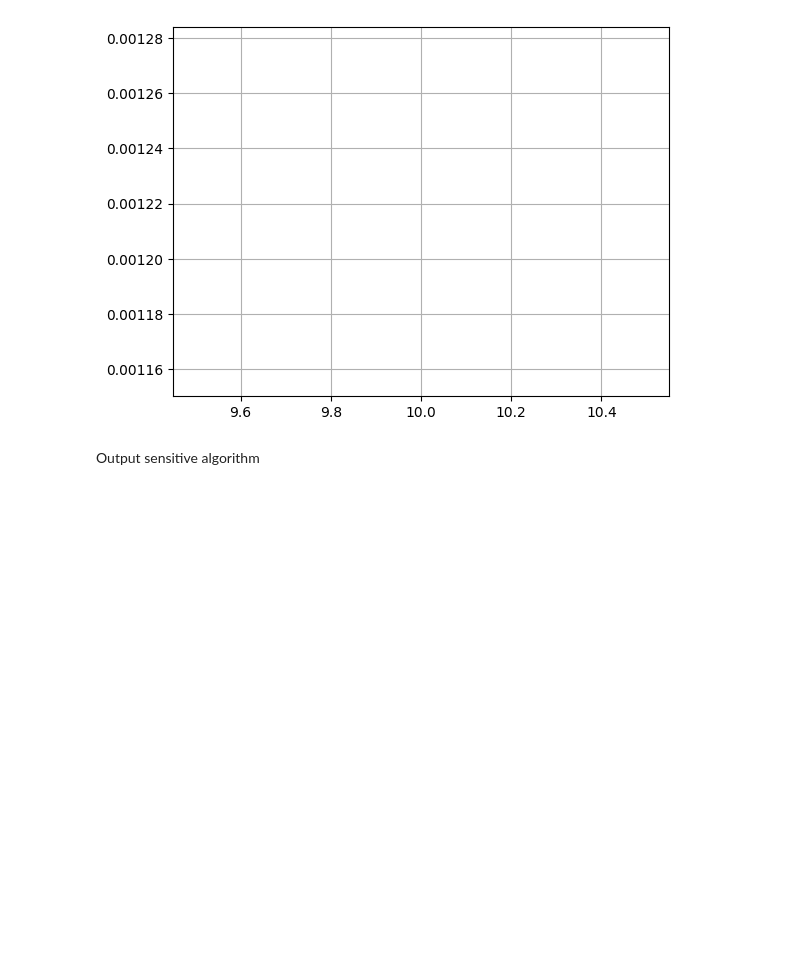
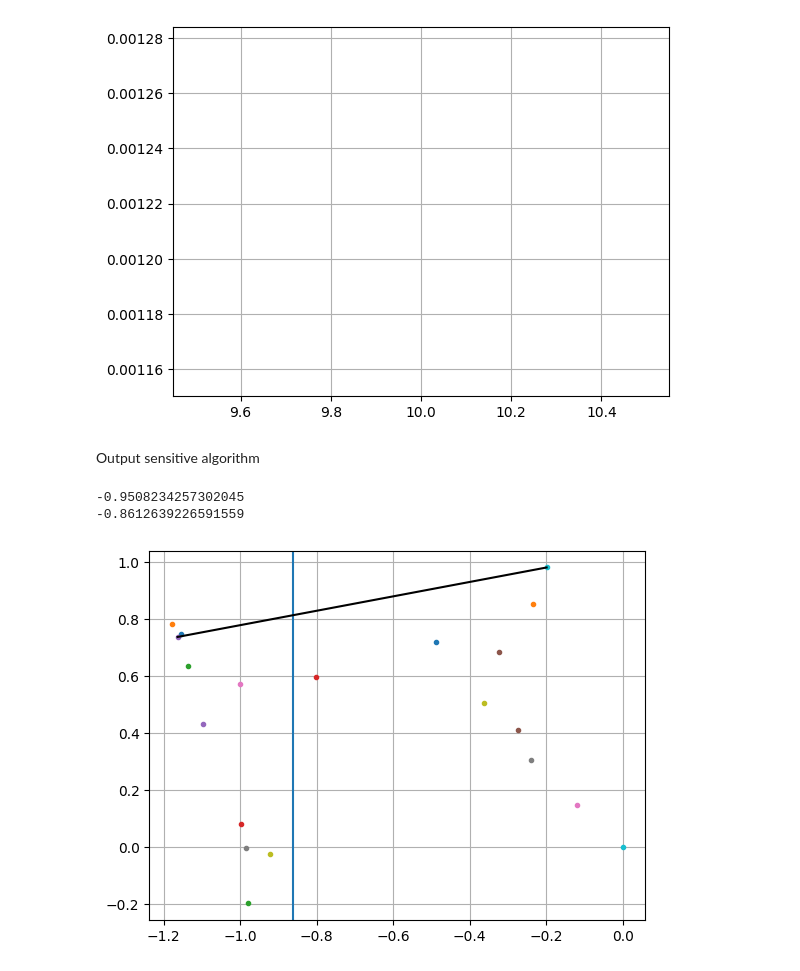
Before and after one commit to jacedoir/INF421_PI_Project, a Jupyter notebook: project.ipynb, the cells around one changed output. Saved outputs shown, nothing was run; the diff lists cells and outputs as text; code cells hidden in the pictures; blank space fills up the shorter version.

Commit message:
Problème dans le choix du points si le point est au dessus

```diff
--- a/project.ipynb
+++ b/project.ipynb
@@ -271 +274,20 @@ def find_basis(dataset):
     return p1,p2
+# %%
+def print_find_basis(dataset):
+    #Plot des points
+    plt.axvline(np.median(dataset[:,0]))
+    for i in range(np.size(dataset, axis=0)):
+       plt.plot(dataset[i][0], dataset[i][1], marker=".")
+
+    p1,p2 =find_basis_plot(dataset)
+
+
+    plt.plot([p1[0],p2[0]],[p1[1],p2[1]], 'k-')
+    plt.grid()
+    plt.show()
+
+print_find_basis(generateA(20))
+# %% [output]
+-0.9508234257302045
+-0.8612639226591559
+[figure, added]
```
Also changed, not shown: parts of 1 cell of this notebook.
